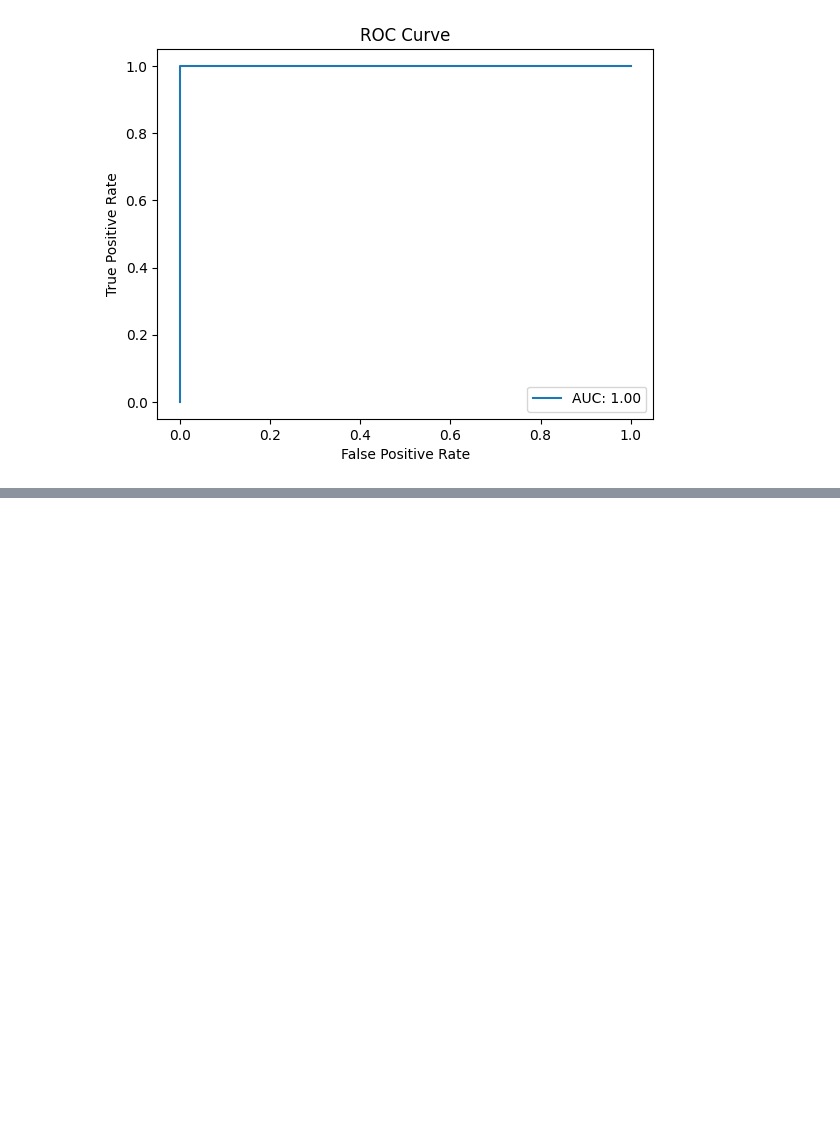
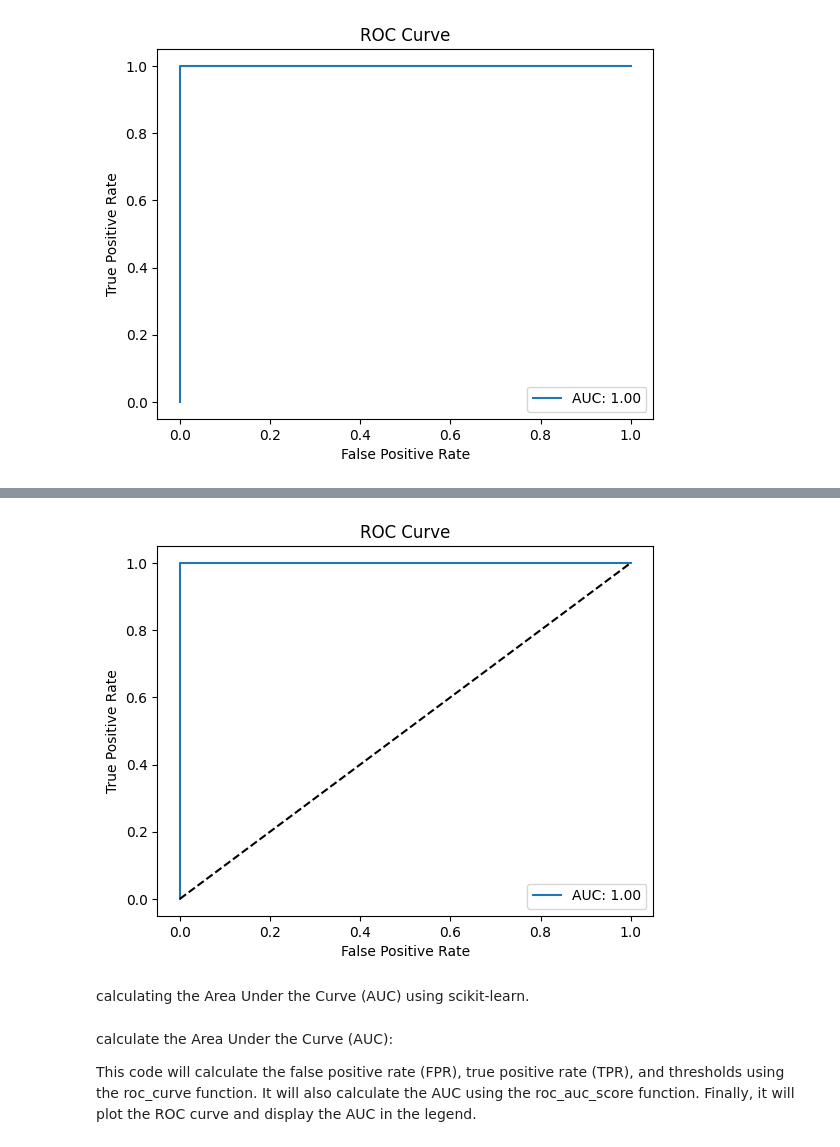
Before and after one commit to jungihong10/LSTM, a Jupyter notebook: LSTM.ipynb, the cells around one changed output, grey strips where cells are left out. Cells and saved outputs as stored; diff of their text form; code cells hidden in the pictures; blank space fills up the shorter version.

Commit message:
Added AUC curve

```diff
--- a/LSTM.ipynb
+++ b/LSTM.ipynb
@@ -172,3 +172,19 @@ plt.legend(loc='best')
 plt.show()
 # %% [output]
 [figure]
+# %%
+from sklearn.metrics import roc_curve, roc_auc_score
+import matplotlib.pyplot as plt
+
+y_scores = model.predict(X_test)
+fpr, tpr, thresholds = roc_curve(y_test, y_scores)
+auc = roc_auc_score(y_test, y_scores)
+
+plt.plot(fpr, tpr, label='AUC: {:.2f}'.format(auc))
+plt.plot([0, 1], [0, 1], 'k--')
+plt.xlabel('False Positive Rate')
+plt.ylabel('True Positive Rate')
+plt.title('ROC Curve')
+plt.legend(loc='best')
+plt.show()
+# %% [output]
@@ -174,0 +192,7 @@ plt.show()
+[figure, added]
+# %% [markdown]
+calculating the Area Under the Curve (AUC) using scikit-learn.
+# %% [markdown]
+calculate the Area Under the Curve (AUC):
+
+This code will calculate the false positive rate (FPR), true positive rate (TPR), and thresholds using the roc_curve function. It will also calculate the AUC using the roc_auc_score function. Finally, it will plot the ROC curve and display the AUC in the legend.
```
Also changed, not shown: parts of 1 cell of this notebook.
